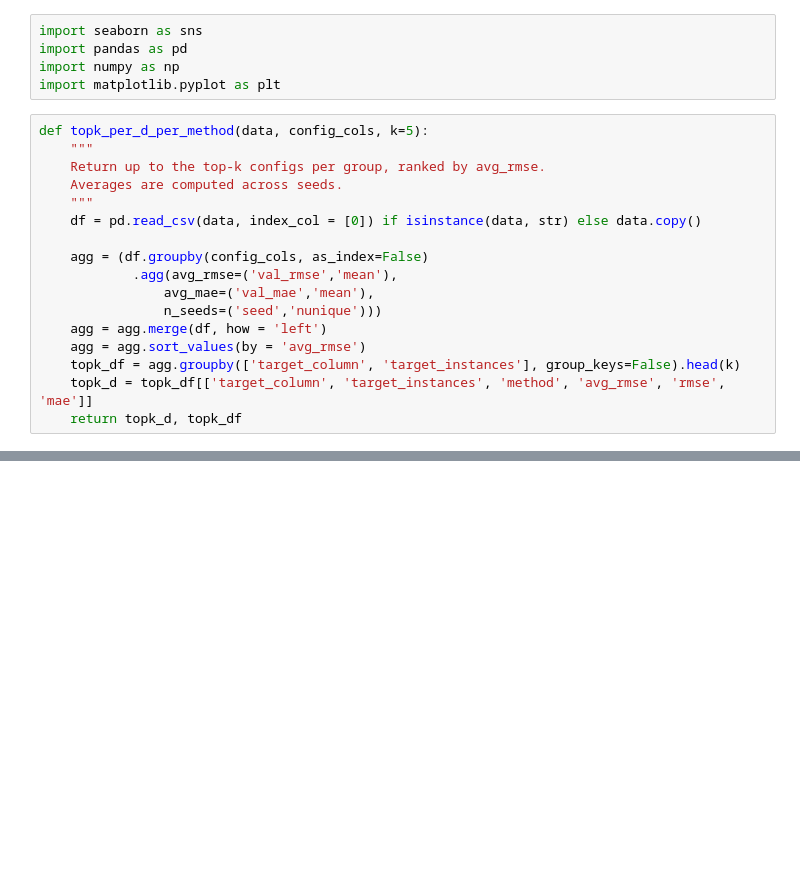
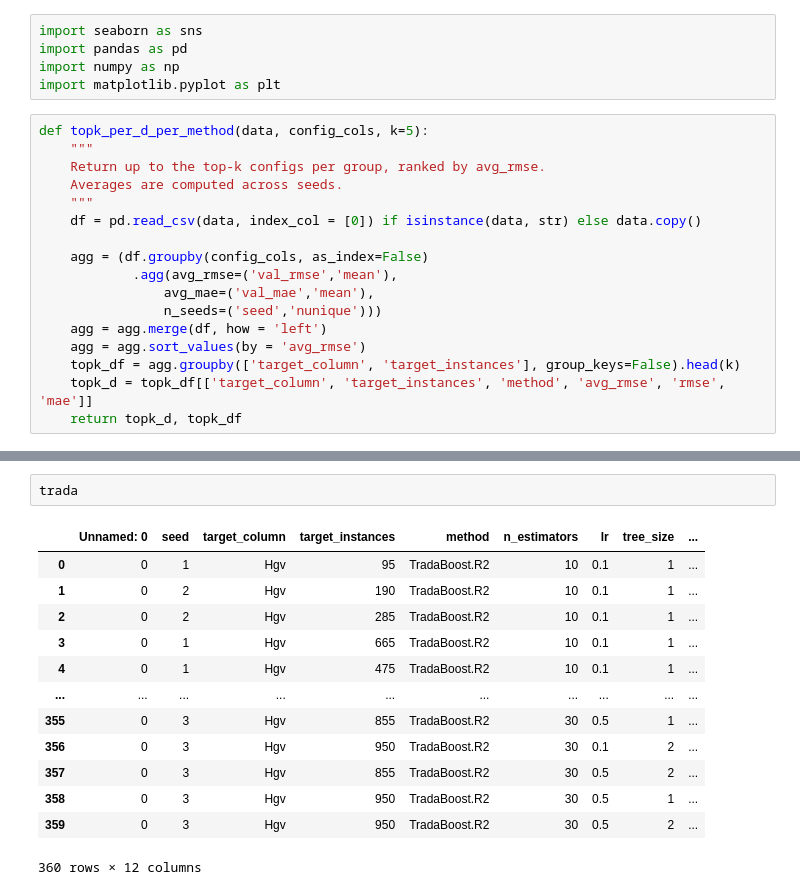
Before and after one commit to DageBjorne/transfertreeboost, a Jupyter notebook: experiments/viz_rs.ipynb, the cells around one changed output, grey strips where cells are left out. Drawn from its saved outputs; the diff is of its cells as text; blank space fills up the shorter version.

```diff
--- a/experiments/viz_rs.ipynb
+++ b/experiments/viz_rs.ipynb
@@ -244,0 +597,16 @@ See the caveats in the documentation: https://pandas.pydata.org/pandas-docs/stab
+# %%
+trada
+# %% [output]
+|  | Unnamed: 0 | seed | target_column | target_instances | method | n_estimators | lr | tree_size | ... |
+| 0 | 0 | 1 | Hgv | 95 | TradaBoost.R2 | 10 | 0.1 | 1 | ... |
+| 1 | 0 | 2 | Hgv | 190 | TradaBoost.R2 | 10 | 0.1 | 1 | ... |
+| 2 | 0 | 2 | Hgv | 285 | TradaBoost.R2 | 10 | 0.1 | 1 | ... |
+| 3 | 0 | 1 | Hgv | 665 | TradaBoost.R2 | 10 | 0.1 | 1 | ... |
+| 4 | 0 | 1 | Hgv | 475 | TradaBoost.R2 | 10 | 0.1 | 1 | ... |
+| ... | ... | ... | ... | ... | ... | ... | ... | ... | ... |
+| 355 | 0 | 3 | Hgv | 855 | TradaBoost.R2 | 30 | 0.5 | 1 | ... |
+| 356 | 0 | 3 | Hgv | 950 | TradaBoost.R2 | 30 | 0.1 | 2 | ... |
+| 357 | 0 | 3 | Hgv | 855 | TradaBoost.R2 | 30 | 0.5 | 2 | ... |
+| 358 | 0 | 3 | Hgv | 950 | TradaBoost.R2 | 30 | 0.5 | 1 | ... |
+| 359 | 0 | 3 | Hgv | 950 | TradaBoost.R2 | 30 | 0.5 | 2 | ... |
+360 rows × 12 columns
```
Also changed, not shown: parts of 4 cells of this notebook, 3 other files.
